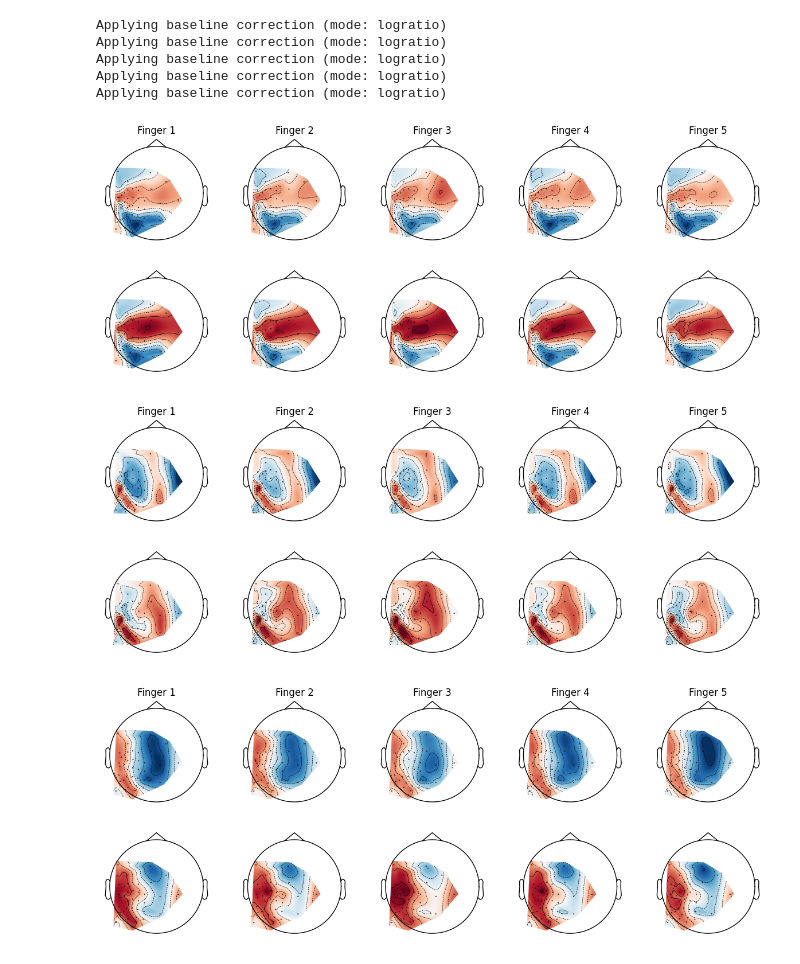
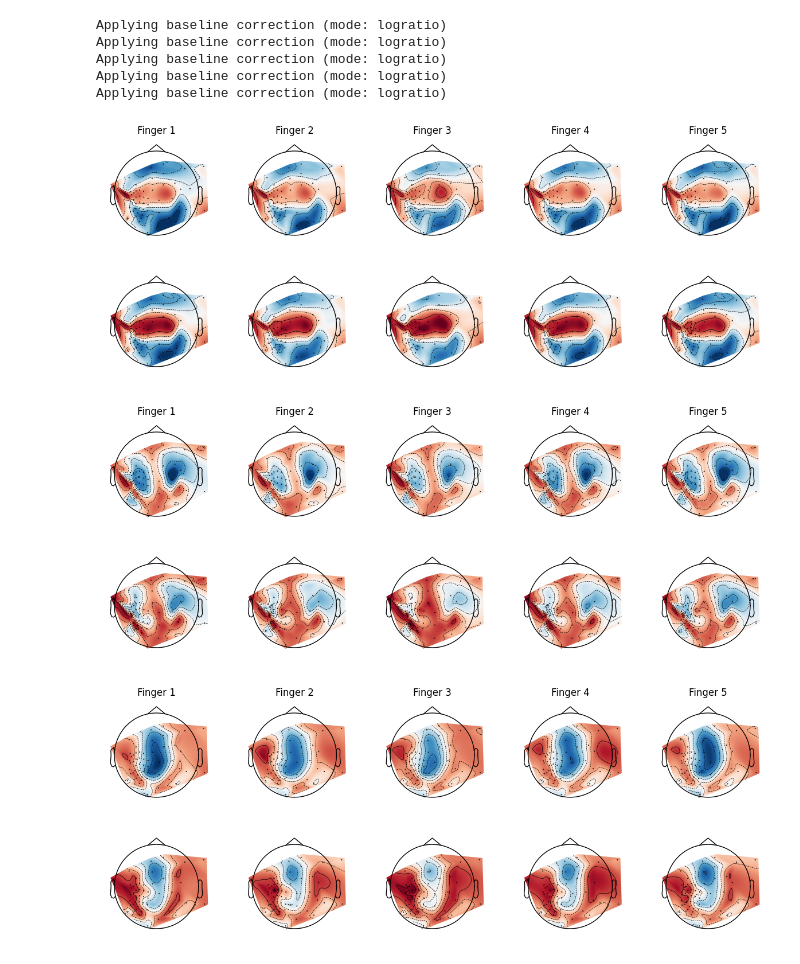
Before and after one commit to MarIniOnz/opm-thesis, a Jupyter notebook: notebooks/figures/figure_tfr_plus_csp.ipynb, the cells around one changed output. Drawn from its saved outputs; the diff is of its cells as text; code cells hidden in the pictures.

Commit message:
Creating figures

```diff
--- a/notebooks/figures/figure_tfr_plus_csp.ipynb
+++ b/notebooks/figures/figure_tfr_plus_csp.ipynb
@@ -62,7 +62,7 @@ Applying baseline correction (mode: logratio)
 # %%
 from opm_thesis.preprocessing.utils import get_closest_sensors
 
-closest_sensors = get_closest_sensors(all_epochs.info, "LQ[X]", num_channels=40)
+closest_sensors = get_closest_sensors(all_epochs.info, "LQ[X]", num_channels=100)
 idx_closest_sensors = [all_epochs.ch_names.index(sensor) for sensor in closest_sensors]
 
 x_sensors = [
@@ -85,6 +85,7 @@ for i in range(5):
         all_epochs.copy().pick(x_sensors).info,
         show=False,
         axes=axes[0, i],
+        sphere=0.12,
         vlim=(
             integrated_power_low[:, x_sensors].min(),
             integrated_power_high[:, x_sensors].max(),
@@ -95,6 +96,7 @@ for i in range(5):
         integrated_power_high[i, x_sensors],
         all_epochs.copy().pick(x_sensors).info,
         show=False,
+        sphere=0.12,
         axes=axes[1, i],
         vlim=(
             integrated_power_low[:, x_sensors].min(),
@@ -103,7 +105,7 @@ for i in range(5):
     )
 plt.show()
 # %% [output]
-[figure, old version]
+[figure, new version]
 # %%
 fig, axes = plt.subplots(2, 5, figsize=(15, 5))
 for i in range(5):
@@ -112,6 +114,7 @@ for i in range(5):
         integrated_power_low[i, y_sensors],
         all_epochs.copy().pick(y_sensors).info,
         show=False,
+        sphere=0.12,
         axes=axes[0, i],
         vlim=(
             integrated_power_low[:, y_sensors].min(),
@@ -123,6 +126,7 @@ for i in range(5):
         integrated_power_high[i, y_sensors],
         all_epochs.copy().pick(y_sensors).info,
         show=False,
+        sphere=0.12,
         axes=axes[1, i],
         vlim=(
             integrated_power_low[:, y_sensors].min(),
@@ -131,32 +135,34 @@ for i in range(5):
     )
 plt.show()
 # %% [output]
-[figure, old version]
+[figure, new version]
 # %%
 fig, axes = plt.subplots(2, 5, figsize=(15, 5))
 for i in range(5):
 
     mne.viz.plot_topomap(
         integrated_power_low[i, z_sensors],
         all_epochs.copy().pick(z_sensors).info,
         show=False,
         axes=axes[0, i],
+        sphere=0.12,
         vlim=(
             integrated_power_low[:, z_sensors].min(),
             integrated_power_high[:, z_sensors].max(),
         ),
     )
     axes[0, i].set_title(f"Finger {i+1}")
     mne.viz.plot_topomap(
         integrated_power_high[i, z_sensors],
         all_epochs.copy().pick(z_sensors).info,
         show=False,
+        sphere=0.12,
         axes=axes[1, i],
         vlim=(
             integrated_power_low[:, z_sensors].min(),
             integrated_power_high[:, z_sensors].max(),
         ),
     )
 plt.show()
 # %% [output]
-[figure, old version]
+[figure, new version]
```
Also changed, not shown: 14 other files.
